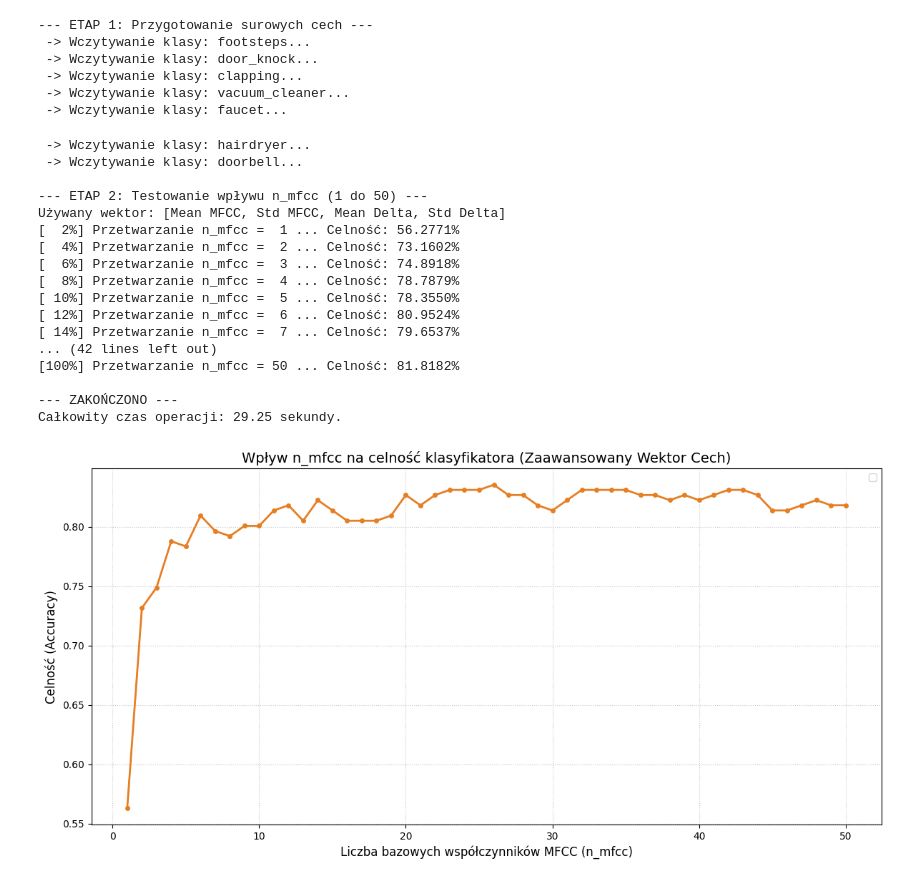
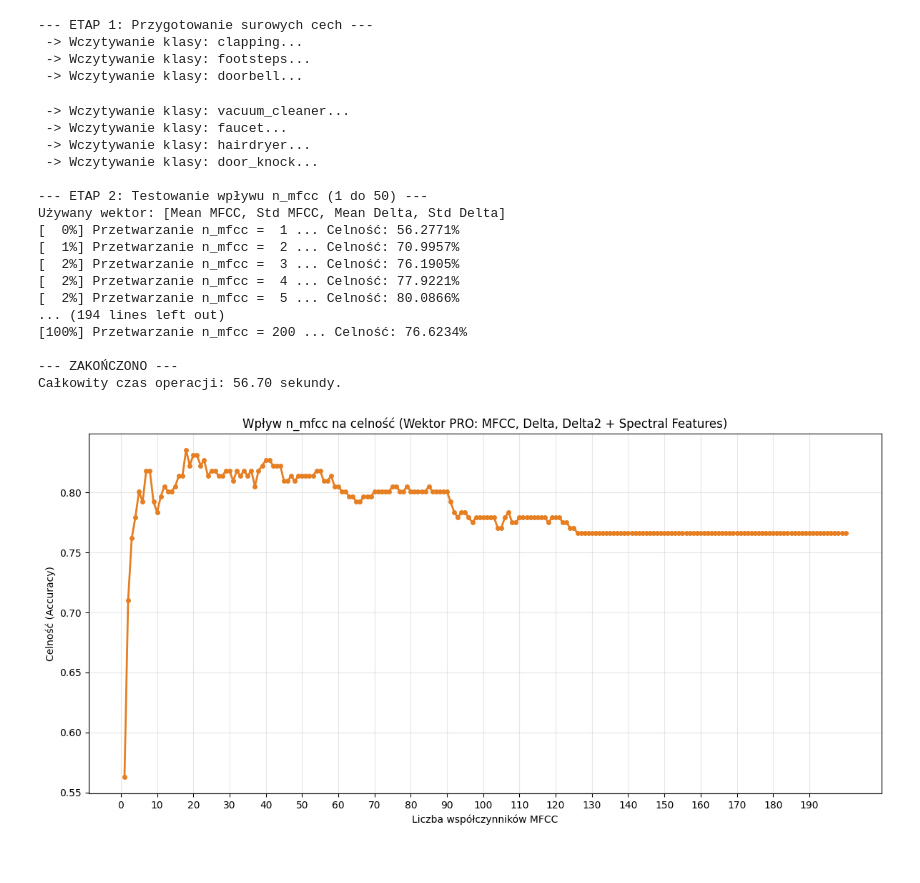
Before and after one commit to muzykos/Projekt_badawczy_System_rozpoznawania_zdarzen_dzwiekowych_w_przestrzeni_domowej, a Jupyter notebook: src/notebook/mfcc-impact.ipynb, the cells around one changed output. Saved outputs shown, nothing was run; the diff lists cells and outputs as text; code cells hidden in the pictures.

```diff
--- a/src/notebook/mfcc-impact.ipynb
+++ b/src/notebook/mfcc-impact.ipynb
@@ -12,7 +12,7 @@ import time
 
 # --- Konfiguracja ---
 DATA_DIR = '../../dataset/'  # Ścieżka do folderu z dźwiękami
-MAX_MFCC = 50
+MAX_MFCC = 200
 RANDOM_STATE = 42
 
 def load_audio_data(data_dir, max_n):
@@ -86,52 +86,49 @@ for n in n_range:
 
     # Budowa modelu (Pipeline ze skalowaniem)
     clf = make_pipeline(StandardScaler(), SVC(kernel="rbf", C=1.0))
     clf.fit(X_train, y_train)
 
     # Pomiar celności
     acc = accuracy_score(y_test, clf.predict(X_test))
     accuracies.append(acc)
 
     # --- ECHO: Wynik dla danej iteracji ---
     print(f"Celność: {acc:.4%}")
 
 total_time = time.time() - start_time
 print(f"\n--- ZAKOŃCZONO ---")
 print(f"Całkowity czas operacji: {total_time:.2f} sekundy.")
 
 # 4. Wykres
 plt.figure(figsize=(12, 6))
 plt.plot(n_range, accuracies, marker='o', color='#e67e22', linewidth=2, markersize=4)
-plt.title('Wpływ n_mfcc na celność klasyfikatora (Zaawansowany Wektor Cech)', fontsize=14)
-plt.xlabel('Liczba bazowych współczynników MFCC (n_mfcc)', fontsize=12)
-plt.ylabel('Celność (Accuracy)', fontsize=12)
-plt.grid(True, linestyle=':', alpha=0.7)
-plt.legend()
+plt.title('Wpływ n_mfcc na celność (Wektor PRO: MFCC, Delta, Delta2 + Spectral Features)')
+plt.xlabel('Liczba współczynników MFCC')
+plt.ylabel('Celność (Accuracy)')
+plt.grid(True, alpha=0.3)
+plt.xticks(np.arange(0, MAX_MFCC, 10))
 plt.tight_layout()
-
 plt.show()
 # %% [output]
 --- ETAP 1: Przygotowanie surowych cech ---
+ -> Wczytywanie klasy: clapping...
  -> Wczytywanie klasy: footsteps...
- -> Wczytywanie klasy: door_knock...
- -> Wczytywanie klasy: clapping...
- -> Wczytywanie klasy: vacuum_cleaner...
- -> Wczytywanie klasy: faucet...
+ -> Wczytywanie klasy: doorbell...
+ -> Wczytywanie klasy: vacuum_cleaner...
+ -> Wczytywanie klasy: faucet...
  -> Wczytywanie klasy: hairdryer...
- -> Wczytywanie klasy: doorbell...
+ -> Wczytywanie klasy: door_knock...
 
 --- ETAP 2: Testowanie wpływu n_mfcc (1 do 50) ---
 Używany wektor: [Mean MFCC, Std MFCC, Mean Delta, Std Delta]
-[  2%] Przetwarzanie n_mfcc =  1 ... Celność: 56.2771%
-[  4%] Przetwarzanie n_mfcc =  2 ... Celność: 73.1602%
-[  6%] Przetwarzanie n_mfcc =  3 ... Celność: 74.8918%
-[  8%] Przetwarzanie n_mfcc =  4 ... Celność: 78.7879%
-[ 10%] Przetwarzanie n_mfcc =  5 ... Celność: 78.3550%
-[ 12%] Przetwarzanie n_mfcc =  6 ... Celność: 80.9524%
-[ 14%] Przetwarzanie n_mfcc =  7 ... Celność: 79.6537%
-... (42 lines left out)
-[100%] Przetwarzanie n_mfcc = 50 ... Celność: 81.8182%
+[  0%] Przetwarzanie n_mfcc =  1 ... Celność: 56.2771%
+[  1%] Przetwarzanie n_mfcc =  2 ... Celność: 70.9957%
+[  2%] Przetwarzanie n_mfcc =  3 ... Celność: 76.1905%
+[  2%] Przetwarzanie n_mfcc =  4 ... Celność: 77.9221%
+[  2%] Przetwarzanie n_mfcc =  5 ... Celność: 80.0866%
+... (194 lines left out)
+[100%] Przetwarzanie n_mfcc = 200 ... Celność: 76.6234%
 
 --- ZAKOŃCZONO ---
-Całkowity czas operacji: 29.25 sekundy.
+Całkowity czas operacji: 56.70 sekundy.
-[figure, old version]
+[figure, new version]
```
Also changed, not shown: 3 other files.
